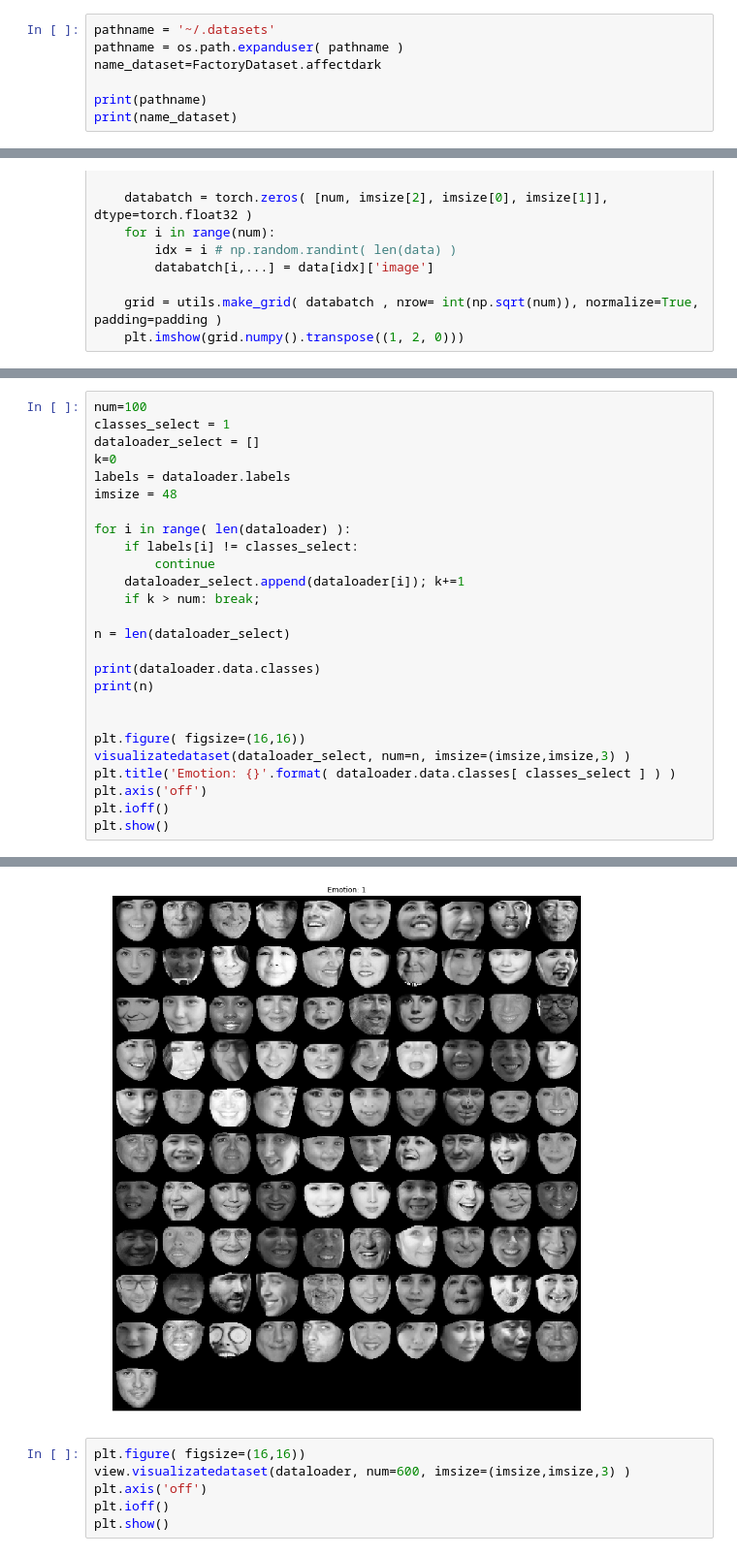
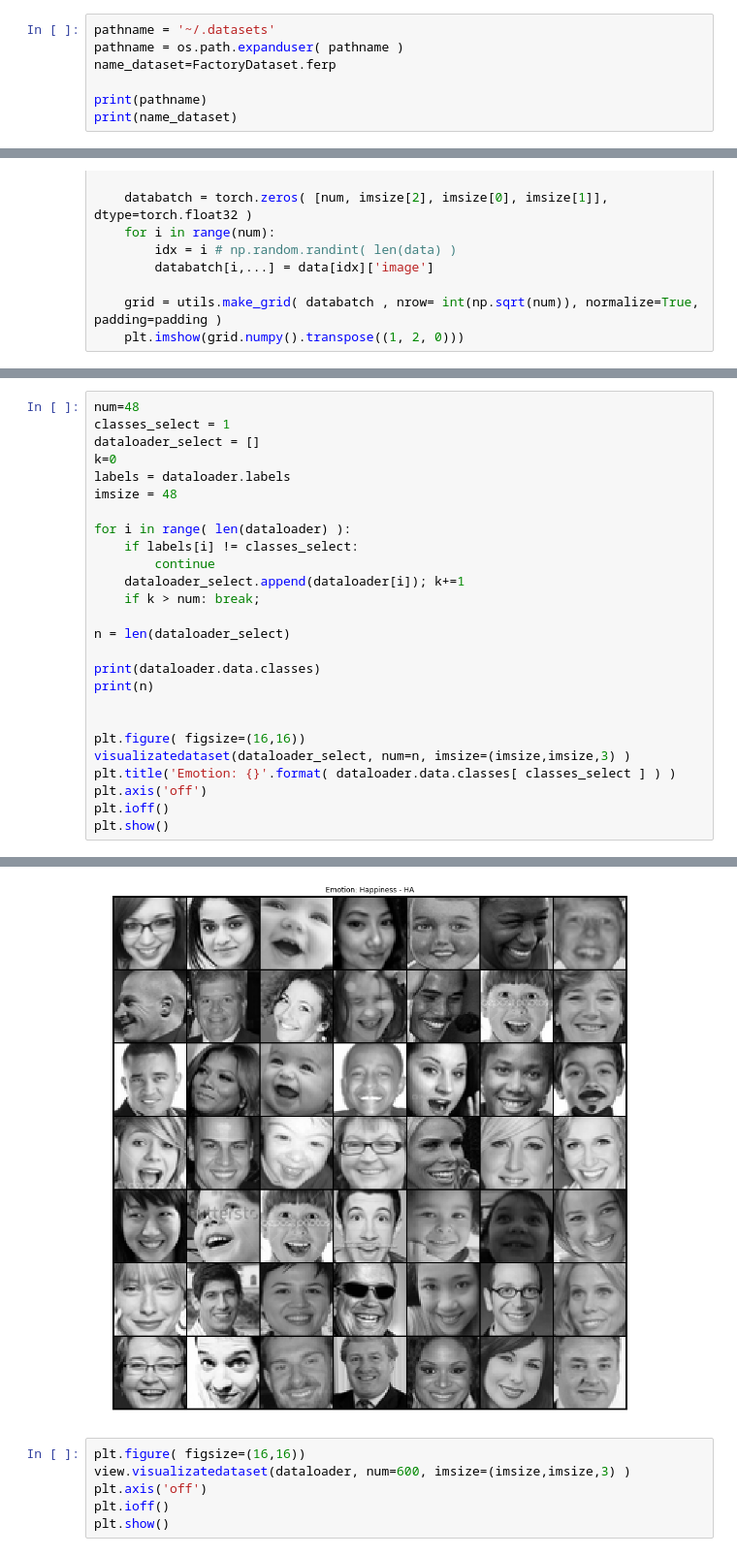
Before and after one commit to pedrodiamel/pytorch-classification, a Jupyter notebook: books/data_analysis.ipynb, the cells around one changed output, grey strips where cells are left out. Shown at 97% size. Drawn from its saved outputs; the diff is of its cells as text.

```diff
--- a/books/data_analysis.ipynb
+++ b/books/data_analysis.ipynb
@@ -30,7 +30,7 @@ plt.ion()   # interactive mode
 # %%
 pathname = '~/.datasets'
 pathname = os.path.expanduser( pathname )
-name_dataset=FactoryDataset.affectdark
+name_dataset=FactoryDataset.ferp
 
 print(pathname)
 print(name_dataset)
@@ -80,7 +85,7 @@ print( dataloader.data.class_to_idx )
 8
 {'Neutral - NE': 0, 'Happiness - HA': 1, 'Surprise - SU': 2, 'Sadness - SA': 3, 'Anger - AN': 4, 'Disgust - DI': 5, 'Fear - FR': 6, 'Contempt - CO': 7}
 # %%
-num=100
+num=48
 classes_select = 1
 dataloader_select = []
 k=0
@@ -111,4 +116,4 @@ plt.show()
-[figure, old version]
+[figure, new version]
 # %%
 plt.figure( figsize=(16,16))
 view.visualizatedataset(dataloader, num=600, imsize=(imsize,imsize,3) )
```
Also changed, not shown: parts of 4 cells of this notebook, 9 other files.
